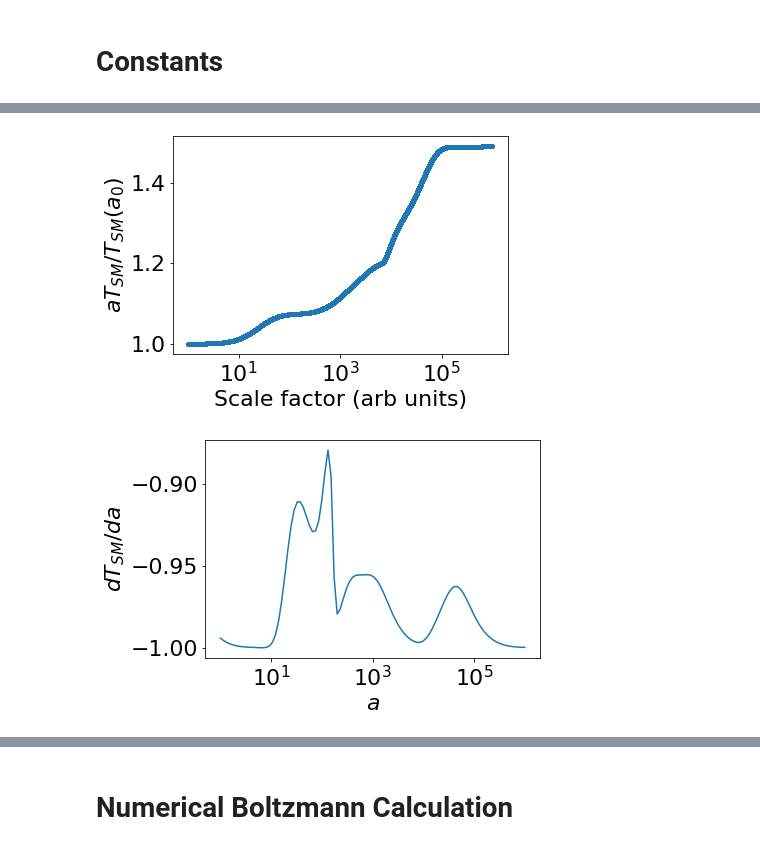
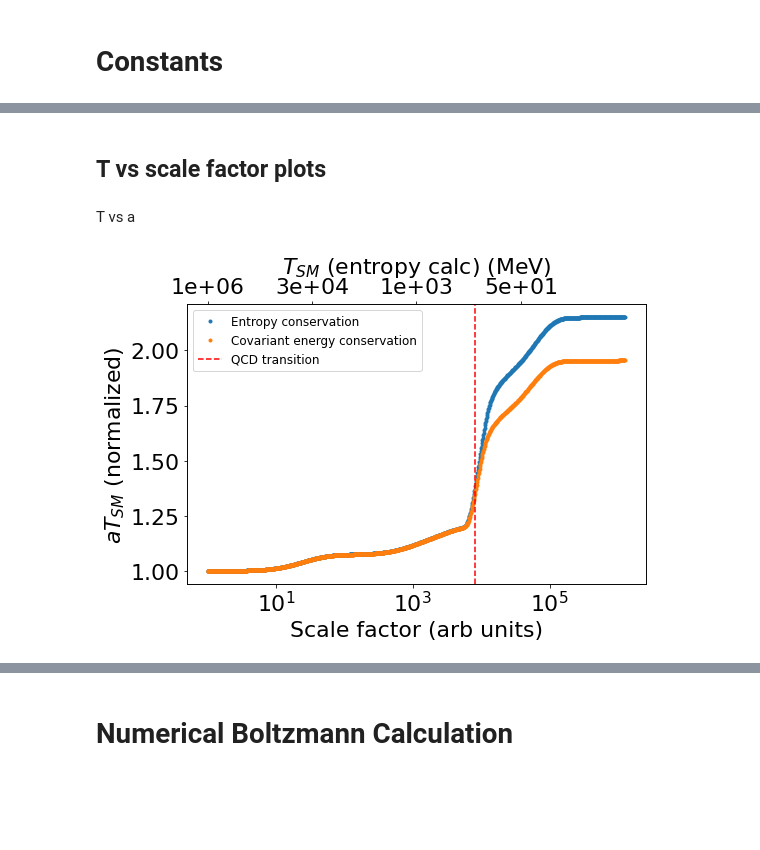
Before and after one commit to JakeSpisak/Sterile-Neutrinos, a Jupyter notebook: analysis.ipynb, the cells around one changed output, grey strips where cells are left out. Cells and saved outputs as stored; diff of their text form; code cells hidden in the pictures; blank space fills up the shorter version.

```diff
--- a/analysis.ipynb
+++ b/analysis.ipynb
@@ -143,21 +132,30 @@ plt.show()
-# %%
-T_start = 10**6
-a_min=1
-a_max=10**6
-num_a = 10**6
-T_vals, a_domain = compute_T_SM(T_start, a_min, a_max, num_a, logspace=True)
-plt.semilogx(a_domain, T_vals*a_domain/T_start, '.')
-plt.xlabel("Scale factor (arb units)")
-plt.ylabel(r"$a T_{SM}/T_{SM}(a_0)$")
-plt.show()
-# %% [output]
-[figure, removed]
-# %%
-Tdomain = np.logspace(0, 6, 100)
-dTSM_da = [compute_dT_SM_da(temp, temp) for temp in Tdomain]
-plt.semilogx(Tdomain, dTSM_da)
-plt.ylabel(r"$dT_{SM}/da$")
-plt.xlabel(r"$a$")
-plt.show()
-# %% [output]
-[figure, removed]
+# %% [markdown]
+## T vs scale factor plots
+# %% [markdown]
+T vs a
+# %%
+a_domain = np.logspace(0, 6.1, 10**3)
+T_domain_entropy = ec.T_SM_vs_a_conserving_entropy(a_domain)
+T_domain_energy = ec.T_SM_vs_a_using_energy(a_domain)
+
+fig, ax = plt.subplots(figsize=(8,6))
+ax.semilogx(a_domain, T_domain_entropy*a_domain/T_domain_entropy[0], '.', label=r'Entropy conservation')
+ax.semilogx(a_domain, T_domain_energy*a_domain/T_domain_energy[0], '.', label=r'Covariant energy conservation')
+ax2 = ax.twiny()
+ax2.set_xlim(ax.get_xlim())
+ax2.set_xscale('log')
+num_ticks = 4
+top_ticks = a_domain[::len(a_domain)//num_ticks]
+top_ticklabels = ['{:.0e}'.format(label) for label in T_domain_entropy[::len(T_domain_entropy)//num_ticks]]
+ax2.xaxis.set_major_locator(ticker.FixedLocator(top_ticks))
+ax2.xaxis.set_major_formatter(ticker.FixedFormatter(top_ticklabels))
+ax2.set_xlabel(r"$T_{SM}$ (entropy calc) (MeV)")
+ax.set_xlabel("Scale factor (arb units)")
+ax.set_ylabel(r"$a T_{SM}$ (normalized)")
+ax.axvline(ec.a_vs_T_SM_conserving_entropy(ec.T_qcd), c='r', ls='--', label='QCD transition')
+
+ax.legend(fontsize=12)
+plt.tight_layout()
+plt.show()
+# %% [output]
+[figure, added]
```
Also changed, not shown: parts of 46 cells of this notebook, 7 other files.
